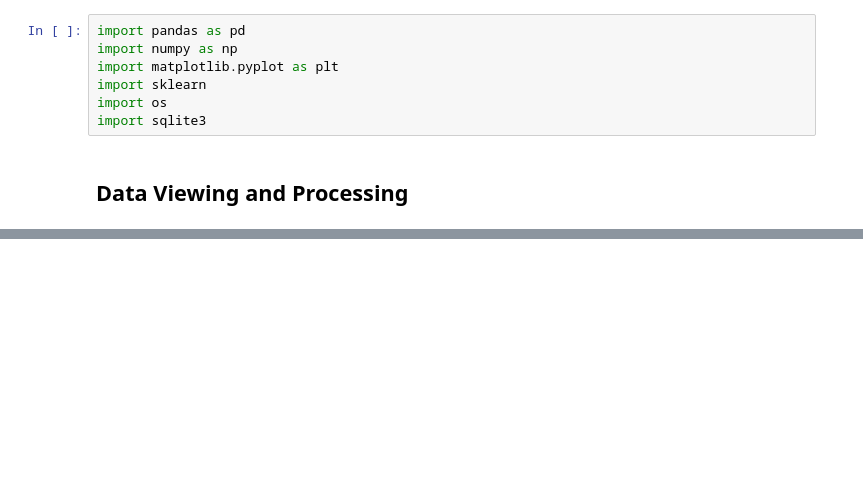
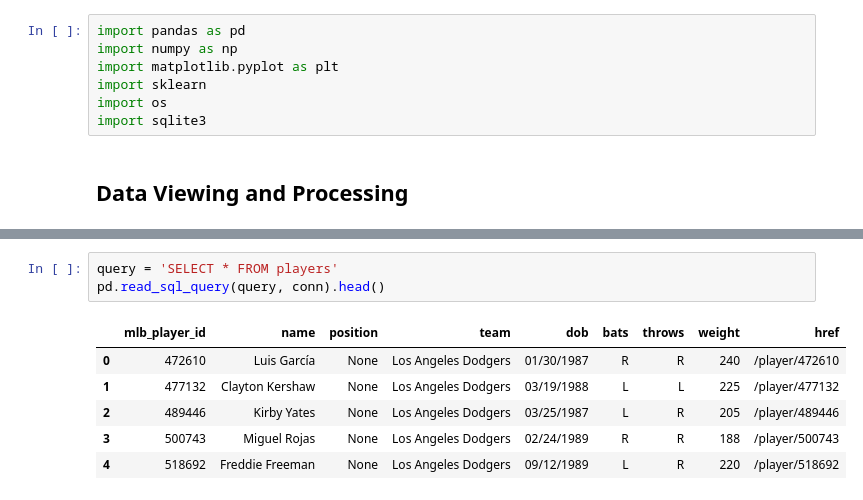
Before and after one commit to laniel123/MLB_Injury_Report, a Jupyter notebook: notebooks /dodgers_db.ipynb, the cells around one changed output, grey strips where cells are left out. Saved outputs shown, nothing was run; the diff lists cells and outputs as text; blank space fills up the shorter version.

```diff
--- a/notebooks /dodgers_db.ipynb
+++ b/notebooks /dodgers_db.ipynb
@@ -49 +35,11 @@ Index(['player_id', 'name', 'position', 'team', 'dob', 'bats', 'throws',
       dtype='object')
+# %%
+query = 'SELECT * FROM players'
+pd.read_sql_query(query, conn).head()
+# %% [output]
+|  | mlb_player_id | name | position | team | dob | bats | throws | weight | href |
+| 0 | 472610 | Luis García | None | Los Angeles Dodgers | 01/30/1987 | R | R | 240 | /player/472610 |
+| 1 | 477132 | Clayton Kershaw | None | Los Angeles Dodgers | 03/19/1988 | L | L | 225 | /player/477132 |
+| 2 | 489446 | Kirby Yates | None | Los Angeles Dodgers | 03/25/1987 | L | R | 205 | /player/489446 |
+| 3 | 500743 | Miguel Rojas | None | Los Angeles Dodgers | 02/24/1989 | R | R | 188 | /player/500743 |
+| 4 | 518692 | Freddie Freeman | None | Los Angeles Dodgers | 09/12/1989 | L | R | 220 | /player/518692 |
```
Also changed, not shown: parts of 22 cells of this notebook, 5 other files.
